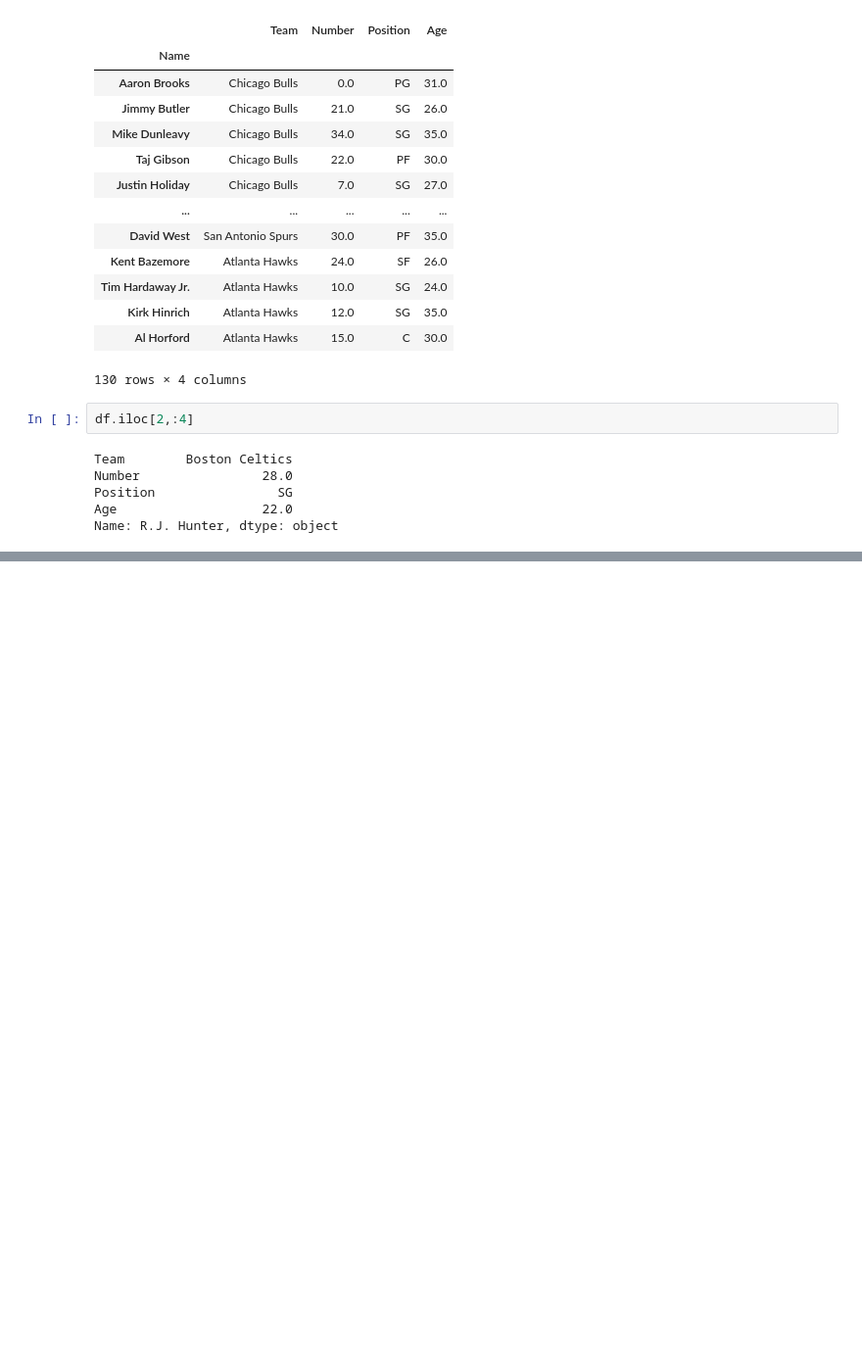
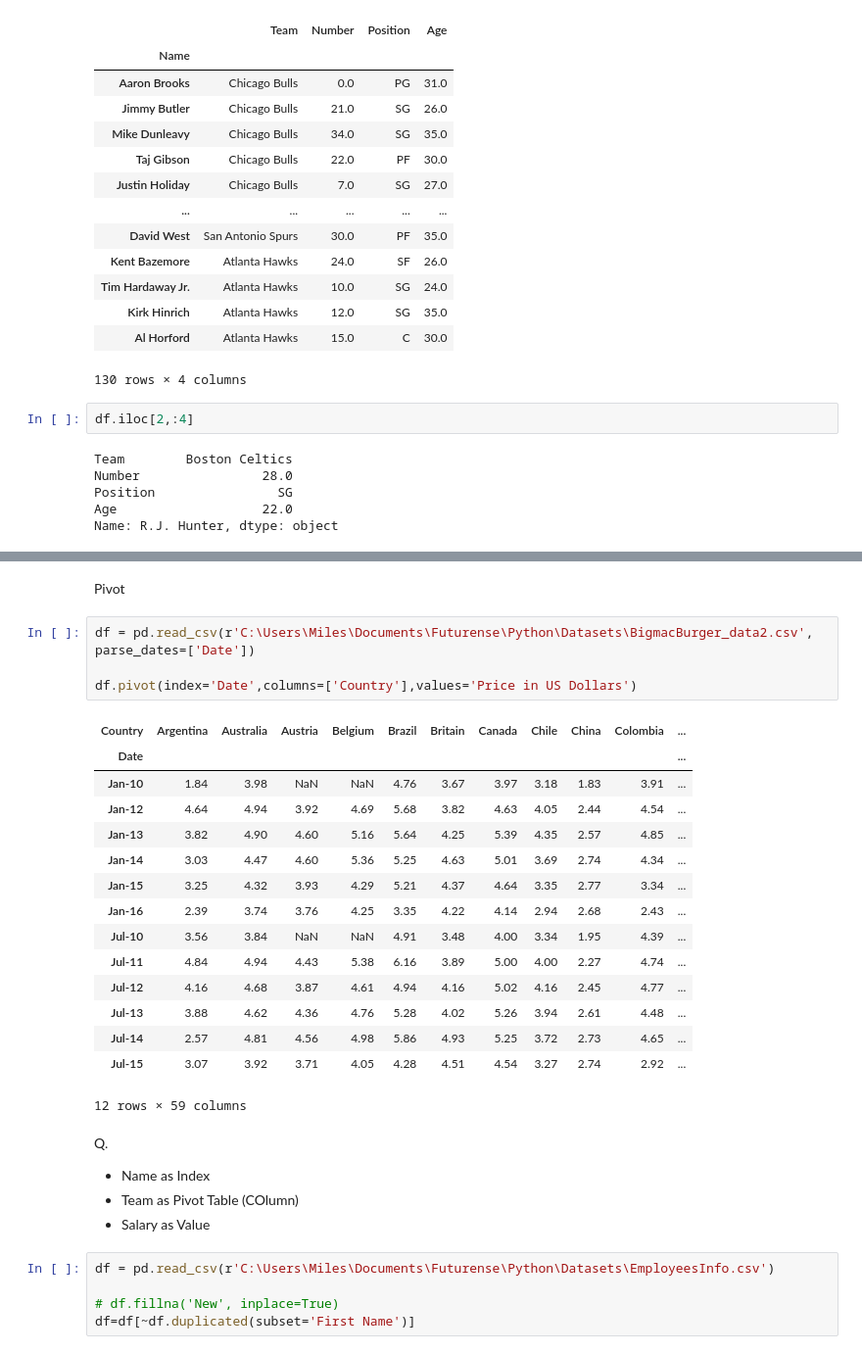
Before and after one commit to ShashankRajSara/Data-Engineering, a Jupyter notebook: Python/pandas.ipynb, the cells around one changed output, grey strips where cells are left out. Shown: that part at 98% size. Drawn from its saved outputs; the diff is of its cells as text; blank space fills up the shorter version.

```diff
--- a/Python/pandas.ipynb
+++ b/Python/pandas.ipynb
@@ -1260,0 +1700,32 @@ Name: R.J. Hunter, dtype: object
+# %% [markdown]
+Pivot
+# %%
+df = pd.read_csv(r'C:\Users\Miles\Documents\Futurense\Python\Datasets\BigmacBurger_data2.csv', parse_dates=['Date'])
+
+df.pivot(index='Date',columns=['Country'],values='Price in US Dollars')
+# %% [output]
+| Country | Argentina | Australia | Austria | Belgium | Brazil | Britain | Canada | Chile | China | Colombia | ... |
+| Date |  |  |  |  |  |  |  |  |  |  | ... |
+| Jan-10 | 1.84 | 3.98 | NaN | NaN | 4.76 | 3.67 | 3.97 | 3.18 | 1.83 | 3.91 | ... |
+| Jan-12 | 4.64 | 4.94 | 3.92 | 4.69 | 5.68 | 3.82 | 4.63 | 4.05 | 2.44 | 4.54 | ... |
+| Jan-13 | 3.82 | 4.90 | 4.60 | 5.16 | 5.64 | 4.25 | 5.39 | 4.35 | 2.57 | 4.85 | ... |
+| Jan-14 | 3.03 | 4.47 | 4.60 | 5.36 | 5.25 | 4.63 | 5.01 | 3.69 | 2.74 | 4.34 | ... |
+| Jan-15 | 3.25 | 4.32 | 3.93 | 4.29 | 5.21 | 4.37 | 4.64 | 3.35 | 2.77 | 3.34 | ... |
+| Jan-16 | 2.39 | 3.74 | 3.76 | 4.25 | 3.35 | 4.22 | 4.14 | 2.94 | 2.68 | 2.43 | ... |
+| Jul-10 | 3.56 | 3.84 | NaN | NaN | 4.91 | 3.48 | 4.00 | 3.34 | 1.95 | 4.39 | ... |
+| Jul-11 | 4.84 | 4.94 | 4.43 | 5.38 | 6.16 | 3.89 | 5.00 | 4.00 | 2.27 | 4.74 | ... |
+| Jul-12 | 4.16 | 4.68 | 3.87 | 4.61 | 4.94 | 4.16 | 5.02 | 4.16 | 2.45 | 4.77 | ... |
+| Jul-13 | 3.88 | 4.62 | 4.36 | 4.76 | 5.28 | 4.02 | 5.26 | 3.94 | 2.61 | 4.48 | ... |
+| Jul-14 | 2.57 | 4.81 | 4.56 | 4.98 | 5.86 | 4.93 | 5.25 | 3.72 | 2.73 | 4.65 | ... |
+| Jul-15 | 3.07 | 3.92 | 3.71 | 4.05 | 4.28 | 4.51 | 4.54 | 3.27 | 2.74 | 2.92 | ... |
+12 rows × 59 columns
+# %% [markdown]
+Q.
+- Name as Index
+- Team as Pivot Table (COlumn)
+- Salary as Value
+# %%
+df = pd.read_csv(r'C:\Users\Miles\Documents\Futurense\Python\Datasets\EmployeesInfo.csv')
+
+# df.fillna('New', inplace=True)
+df=df[~df.duplicated(subset='First Name')]
```
Also changed, not shown: parts of 118 cells of this notebook, 29 other files.
